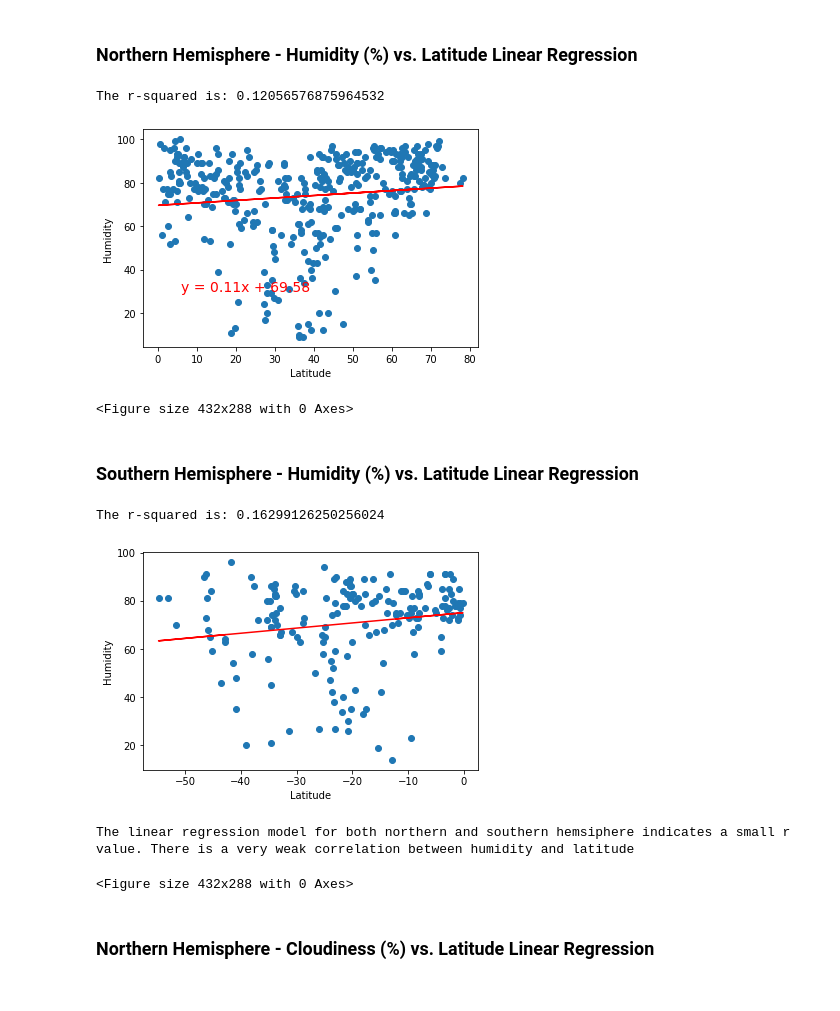
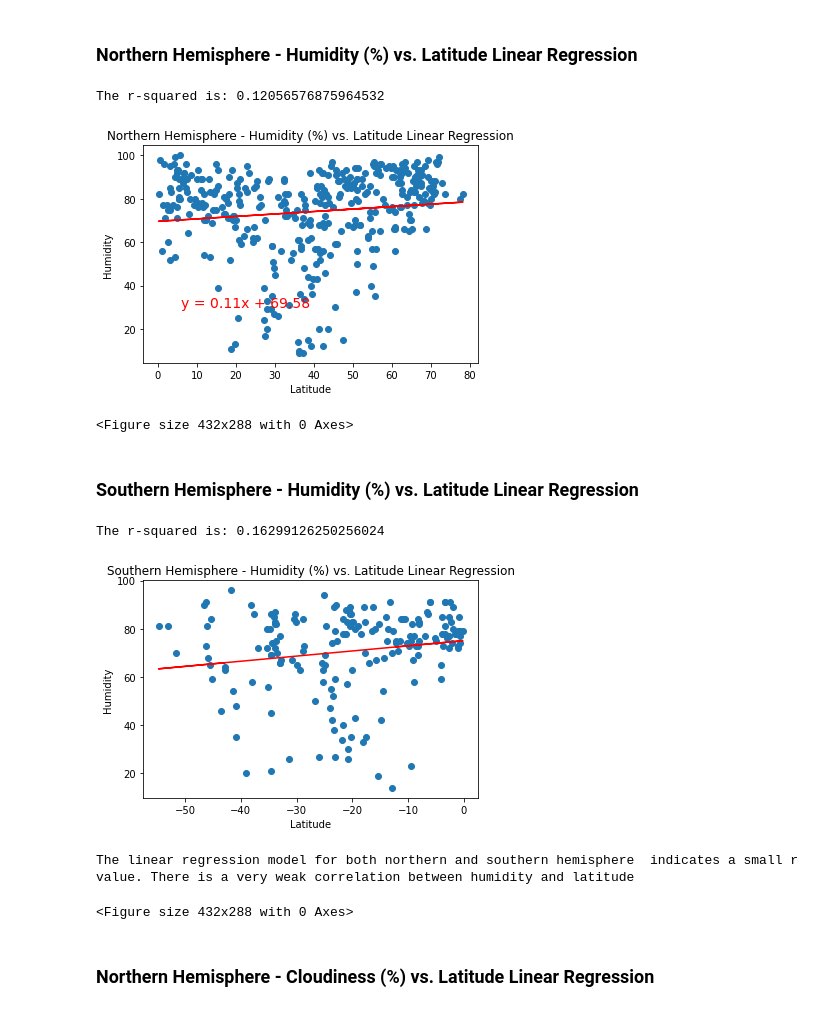
Before and after one commit to GStout17/python-api-challenge, a Jupyter notebook: WeatherPy/WeatherPy.ipynb, the cells around one changed output. Drawn from its saved outputs; the diff is of its cells as text; code cells hidden in the pictures.

```diff
--- a/WeatherPy/WeatherPy.ipynb
+++ b/WeatherPy/WeatherPy.ipynb
@@ -347,6 +376,7 @@ The regression model accounts for 82.0% of the variance in the northern hemisphe
 # %% [markdown]
 ### Northern Hemisphere - Humidity (%) vs. Latitude Linear Regression
 # %%
+plt.title("Northern Hemisphere - Humidity (%) vs. Latitude Linear Regression")
 x_values = northlat_df["Latitude"]
 y_values = northlat_df["Humidity"]
 plot_linear_regression(x_values,y_values,'Humidity',(6,30))
@@ -354,22 +384,23 @@ plot_linear_regression(x_values,y_values,'Humidity',(6,30))
 plt.savefig('northern_humidity_lat')
 # %% [output]
 The r-squared is: 0.12056576875964532
-[figure, old version]
+[figure, new version]
 <Figure size 432x288 with 0 Axes>
 # %% [markdown]
 ### Southern Hemisphere - Humidity (%) vs. Latitude Linear Regression
 # %%
+plt.title("Southern Hemisphere - Humidity (%) vs. Latitude Linear Regression")
 x_values = southlat_df["Latitude"]
 y_values = southlat_df["Humidity"]
 plot_linear_regression(x_values,y_values,'Humidity',(6,30))
 
 plt.savefig('southern_humidity_lat')
 
-print("The linear regression model for both northern and southern hemsiphere indicates a small r value. There is a very weak correlation between humidity and latitude")
+print("The linear regression model for both northern and southern hemisphere  indicates a small r value. There is a very weak correlation between humidity and latitude")
 # %% [output]
 The r-squared is: 0.16299126250256024
-[figure, old version]
+[figure, new version]
-The linear regression model for both northern and southern hemsiphere indicates a small r value. There is a very weak correlation between humidity and latitude
+The linear regression model for both northern and southern hemisphere  indicates a small r value. There is a very weak correlation between humidity and latitude
 <Figure size 432x288 with 0 Axes>
 # %% [markdown]
 ### Northern Hemisphere - Cloudiness (%) vs. Latitude Linear Regression
```
Also changed, not shown: parts of 10 cells of this notebook, 5 other files.
